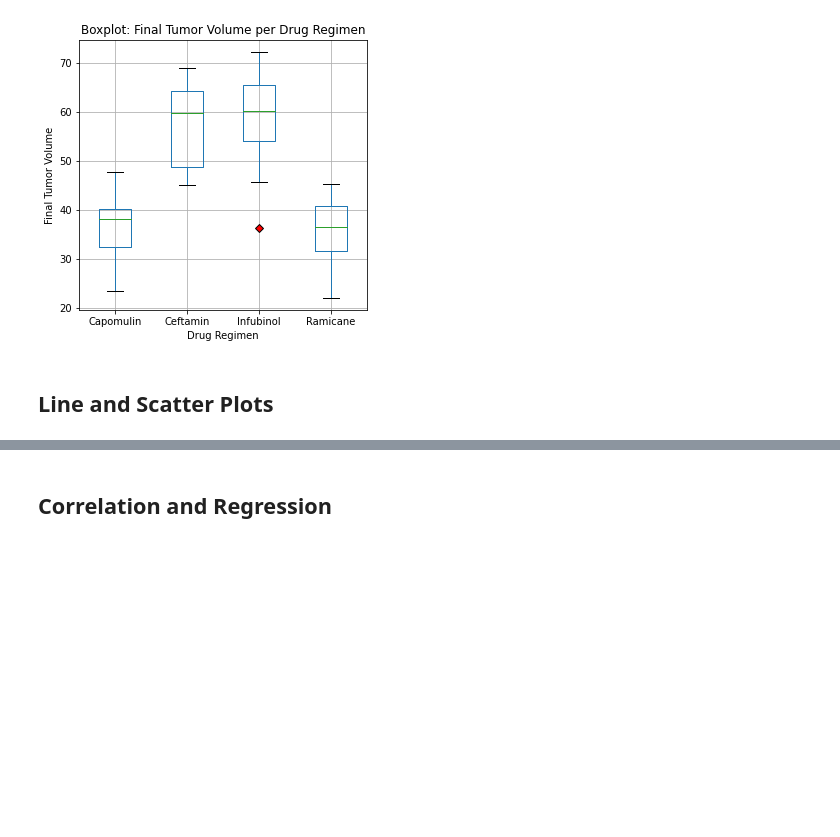
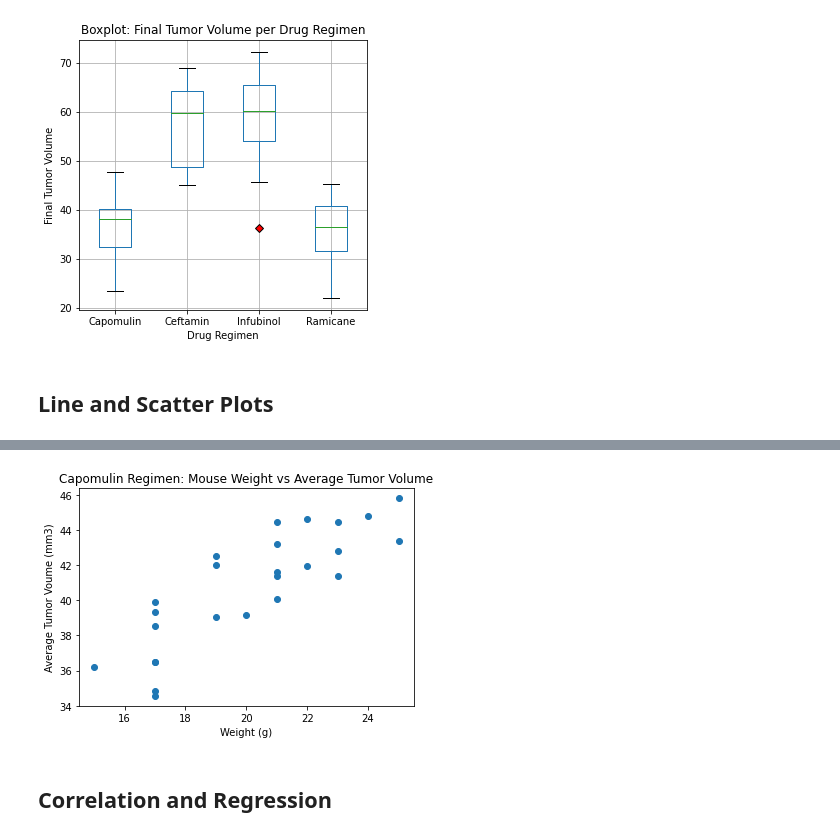
Before and after one commit to sunwoo-kim20/matplotlib-challenge, a Jupyter notebook: Pymaceuticals/pymaceuticals_starter.ipynb, the cells around one changed output, grey strips where cells are left out. Saved outputs shown, nothing was run; the diff lists cells and outputs as text; code cells hidden in the pictures; blank space fills up the shorter version.

```diff
--- a/Pymaceuticals/pymaceuticals_starter.ipynb
+++ b/Pymaceuticals/pymaceuticals_starter.ipynb
@@ -336,3 +358,19 @@ plt.show()
+# %%
+# Generate a scatter plot of average tumor volume vs. mouse weight for the Capomulin regimen
+
+# Extract average tumor volue and weight for each mouse in the Capomulin tests
+capo_groupby = capo_df.groupby("Mouse ID")
+avg_tumor_vols = capo_groupby.mean()["Tumor Volume (mm3)"]
+mouse_weights = capo_groupby.mean()["Weight (g)"]
+
+# Plot scatter plot
+plt.scatter(mouse_weights, avg_tumor_vols)
+plt.title("Capomulin Regimen: Mouse Weight vs Average Tumor Volume")
+plt.xlabel("Weight (g)")
+plt.ylabel("Average Tumor Voume (mm3)")
+plt.show()
+# %% [output]
+[figure, added]
 # %% [markdown]
 ## Correlation and Regression
 # %%
```
Also changed, not shown: parts of 5 cells of this notebook.
